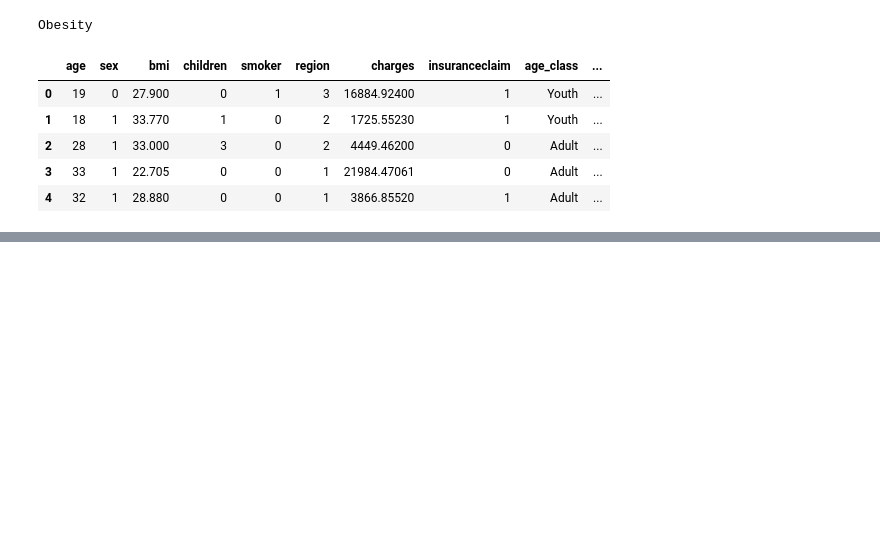
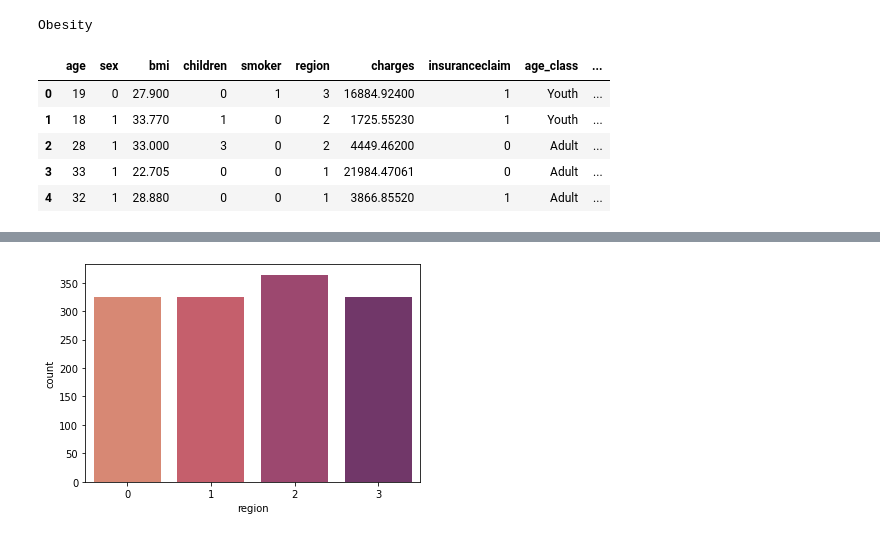
Before and after one commit to nisalm/insurance-claims-prediction, a Jupyter notebook: Insurance-EDA.ipynb, the cells around one changed output, grey strips where cells are left out. Saved outputs shown, nothing was run; the diff lists cells and outputs as text; code cells hidden in the pictures; blank space fills up the shorter version.

```diff
--- a/Insurance-EDA.ipynb
+++ b/Insurance-EDA.ipynb
@@ -201,0 +251,4 @@ TypeError: can't multiply sequence by non-int of type 'list'
+# %%
+ax = sns.countplot(x="region", data=claimed, palette="flare")
+# %% [output]
+[figure, added]
```
Also changed, not shown: parts of 15 cells of this notebook.
